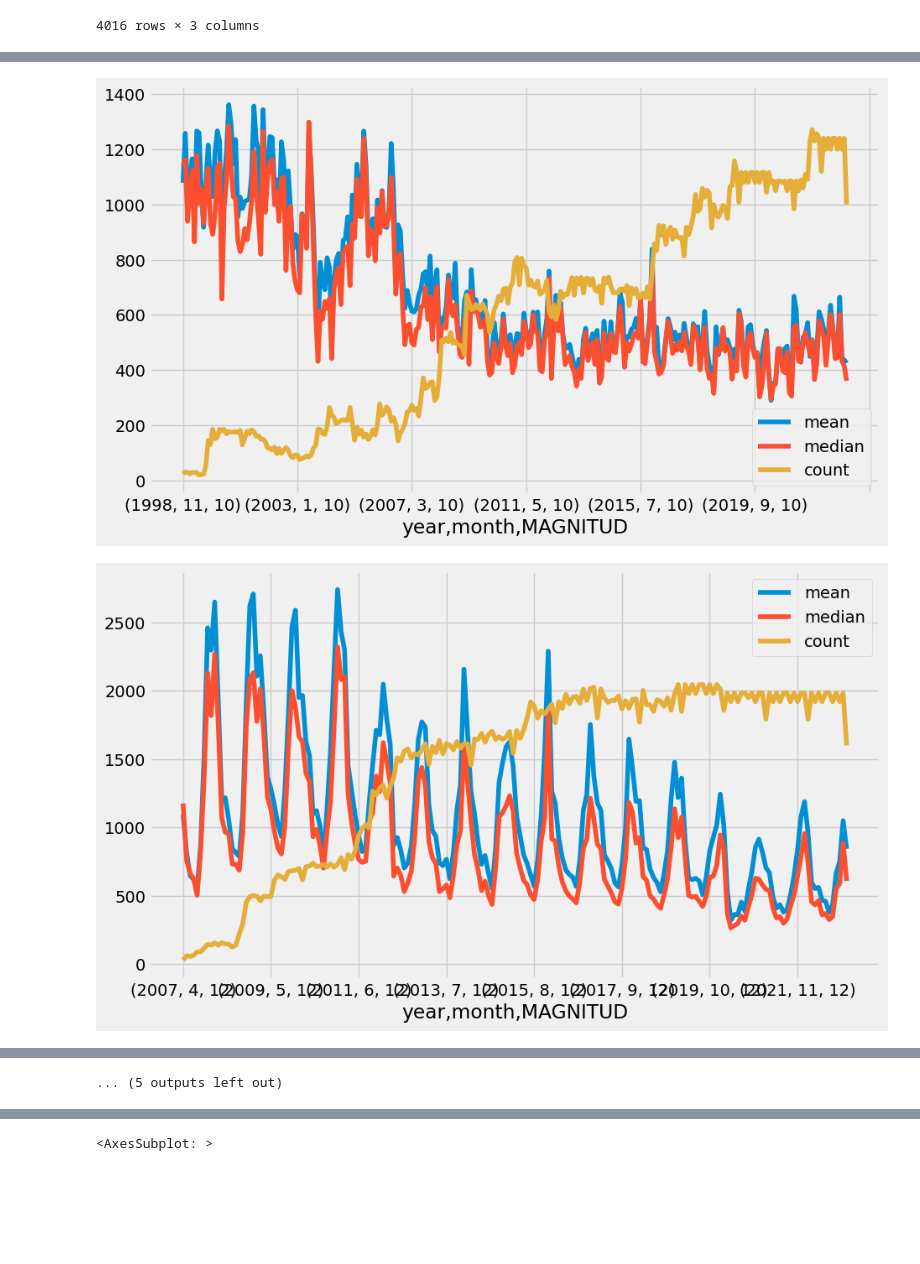
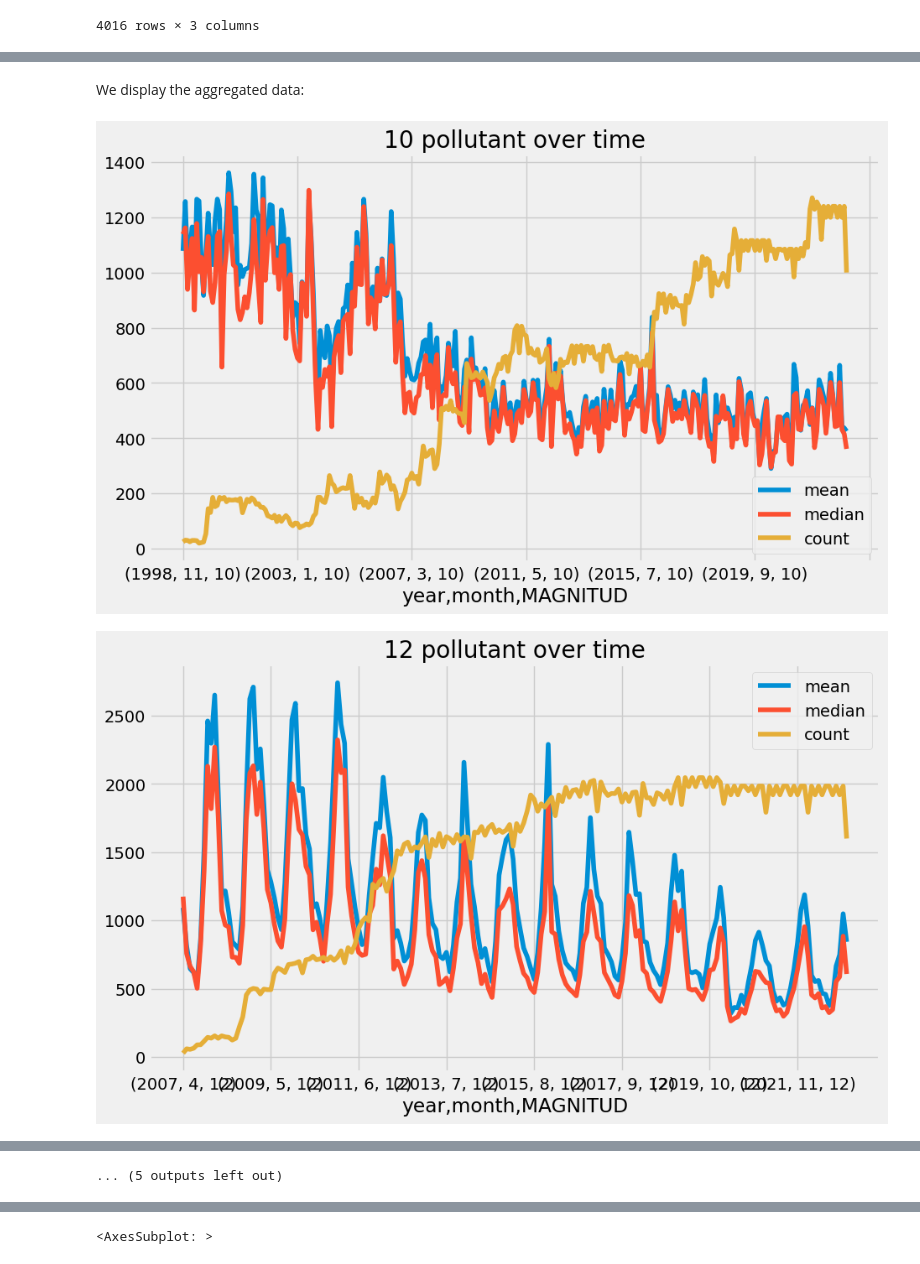
Before and after one commit to Pfed-prog/Catalonia_Data, a Jupyter notebook: Global Analysis.ipynb, the cells around one changed output, grey strips where cells are left out. Cells and saved outputs as stored; diff of their text form; code cells hidden in the pictures; blank space fills up the shorter version.

```diff
--- a/Global Analysis.ipynb
+++ b/Global Analysis.ipynb
@@ -135,7 +167,10 @@ df_monthly
+# %% [markdown]
+We display the aggregated data:
 # %%
+pollutantsIds = df['MAGNITUD'].unique()
+
 for x in pollutantsIds:
-    #print(df_monthly.loc[(df_monthly.index.get_level_values('MAGNITUD') == x)].sort_values(by=['mean', "median"]))
-    df_monthly.loc[(df_monthly.index.get_level_values('MAGNITUD') == x)].plot()
+    df_monthly.loc[(df_monthly.index.get_level_values('MAGNITUD') == x)].plot(title=f"{x} pollutant over time")
 # %% [output]
-[figure, old version]
+[figure, new version]
-[figure, old version]
+[figure, new version]
```
Also changed, not shown: parts of 39 cells of this notebook, 3 other files.
